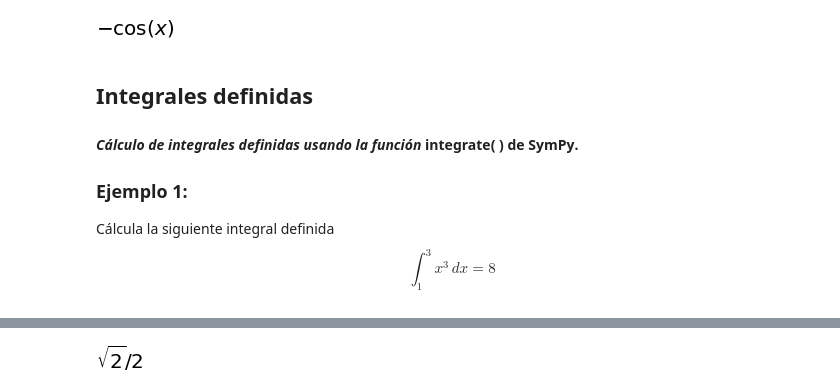
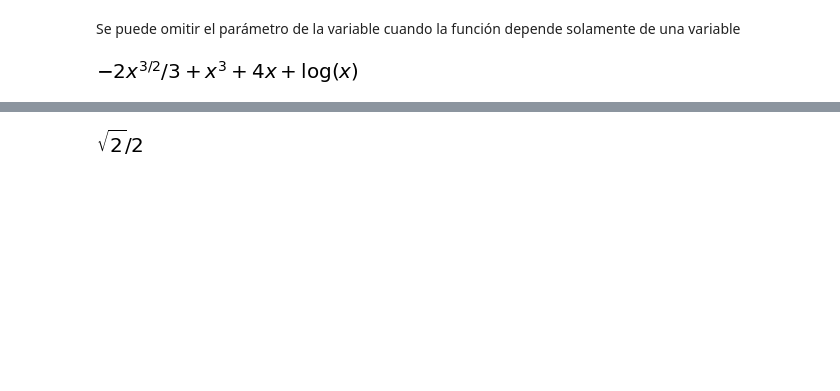
Before and after one commit to josorio398/CALCULO-INTEGRAL-CON-PYTHON, a Jupyter notebook: Cálculo_integral_con_Python_Integrales_indefinidas,_definidas_y_teorema_fundamental_del_cálculo_.ipynb, the cells around one changed output, grey strips where cells are left out. Drawn from its saved outputs; the diff is of its cells as text; code cells hidden in the pictures; blank space fills up the shorter version.

```diff
--- a/Cálculo_integral_con_Python_Integrales_indefinidas,_definidas_y_teorema_fundamental_del_cálculo_.ipynb
+++ b/Cálculo_integral_con_Python_Integrales_indefinidas,_definidas_y_teorema_fundamental_del_cálculo_.ipynb
@@ -38,13 +39,6 @@ Encuentra la antiderivada de la función $$f(x)=\sin(x)$$
-# %%
-fx= sin(x)
-Integral(fx).doit()
-# %% [output]
-[figure, removed]
-# %% [markdown]
-## **Integrales definidas**
-
-#### *Cálculo de integrales definidas usando la función* **integrate(  )** de **SymPy**.
-
-### **Ejemplo 1**:
-Cálcula la siguiente integral definida
-$$\int_{1}^{3}  \! x^3 \, dx = 8$$
+# %% [markdown]
+Se puede omitir el parámetro de la variable cuando la función depende solamente de una variable
+# %%
+integrate(3*x**2-sqrt(x)+1/x+4)
+# %% [output]
+[figure, added]
```
Also changed, not shown: parts of 85 cells of this notebook.
